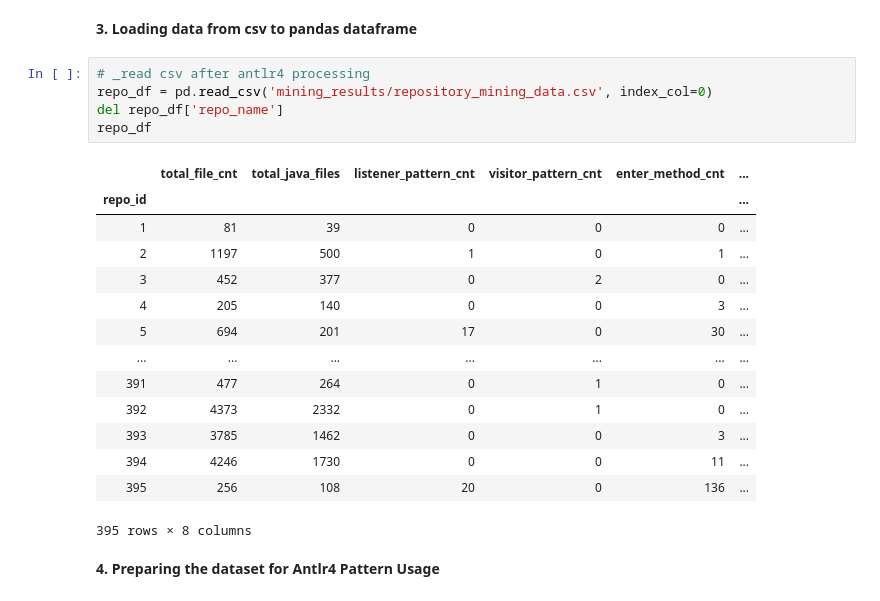
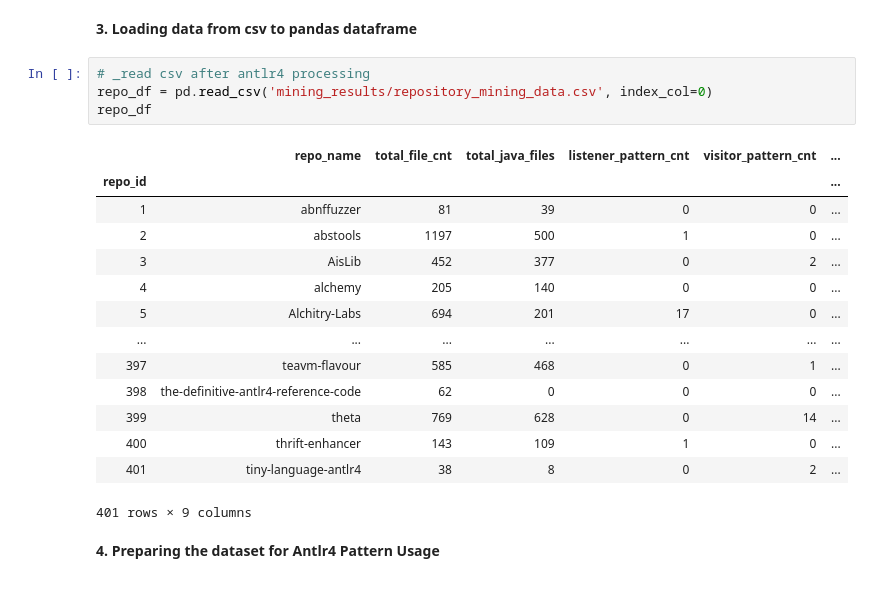
Before and after one commit to praveengadiyaram369/MSR-2, a Jupyter notebook: Analyzing_repos.ipynb, the cells around one changed output. Cells and saved outputs as stored; diff of their text form.

```diff
--- a/Analyzing_repos.ipynb
+++ b/Analyzing_repos.ipynb
@@ -45,23 +45,22 @@ def show_bar_chart_overlapped(data_1, data_2, labels, x_label, y_label, title):
 # %%
 # _read csv after antlr4 processing
 repo_df = pd.read_csv('mining_results/repository_mining_data.csv', index_col=0)
-del repo_df['repo_name']
 repo_df
 # %% [output]
-|  | total_file_cnt | total_java_files | listener_pattern_cnt | visitor_pattern_cnt | enter_method_cnt | ... |
+|  | repo_name | total_file_cnt | total_java_files | listener_pattern_cnt | visitor_pattern_cnt | ... |
 | repo_id |  |  |  |  |  | ... |
-| 1 | 81 | 39 | 0 | 0 | 0 | ... |
-| 2 | 1197 | 500 | 1 | 0 | 1 | ... |
-| 3 | 452 | 377 | 0 | 2 | 0 | ... |
-| 4 | 205 | 140 | 0 | 0 | 3 | ... |
-| 5 | 694 | 201 | 17 | 0 | 30 | ... |
+| 1 | abnffuzzer | 81 | 39 | 0 | 0 | ... |
+| 2 | abstools | 1197 | 500 | 1 | 0 | ... |
+| 3 | AisLib | 452 | 377 | 0 | 2 | ... |
+| 4 | alchemy | 205 | 140 | 0 | 0 | ... |
+| 5 | Alchitry-Labs | 694 | 201 | 17 | 0 | ... |
 | ... | ... | ... | ... | ... | ... | ... |
-| 391 | 477 | 264 | 0 | 1 | 0 | ... |
-| 392 | 4373 | 2332 | 0 | 1 | 0 | ... |
-| 393 | 3785 | 1462 | 0 | 0 | 3 | ... |
-| 394 | 4246 | 1730 | 0 | 0 | 11 | ... |
-| 395 | 256 | 108 | 20 | 0 | 136 | ... |
+| 397 | teavm-flavour | 585 | 468 | 0 | 1 | ... |
+| 398 | the-definitive-antlr4-reference-code | 62 | 0 | 0 | 0 | ... |
+| 399 | theta | 769 | 628 | 0 | 14 | ... |
+| 400 | thrift-enhancer | 143 | 109 | 1 | 0 | ... |
+| 401 | tiny-language-antlr4 | 38 | 8 | 0 | 2 | ... |
-395 rows × 8 columns
+401 rows × 9 columns
 # %% [markdown]
 **4. Preparing the dataset for Antlr4 Pattern Usage**
 # %%
```
Also changed, not shown: parts of 2 cells of this notebook, 4 other files.
